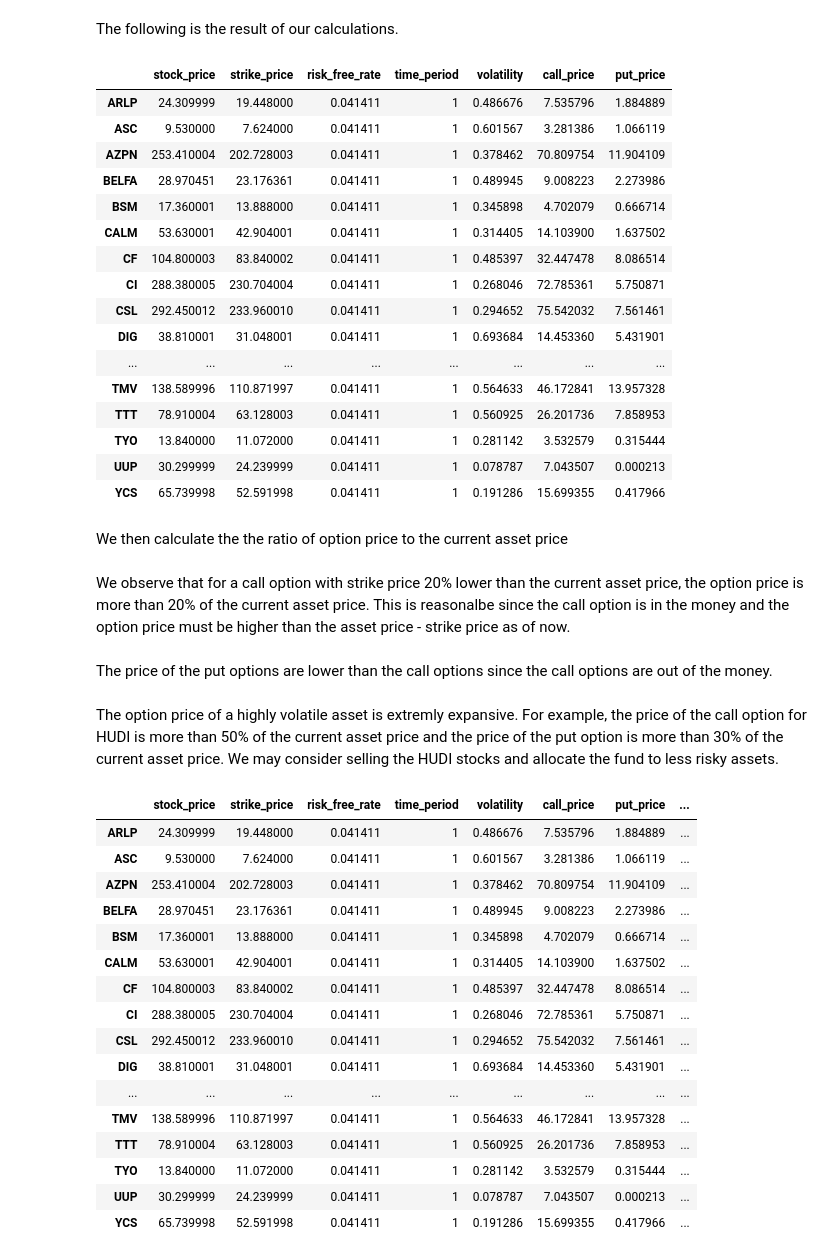
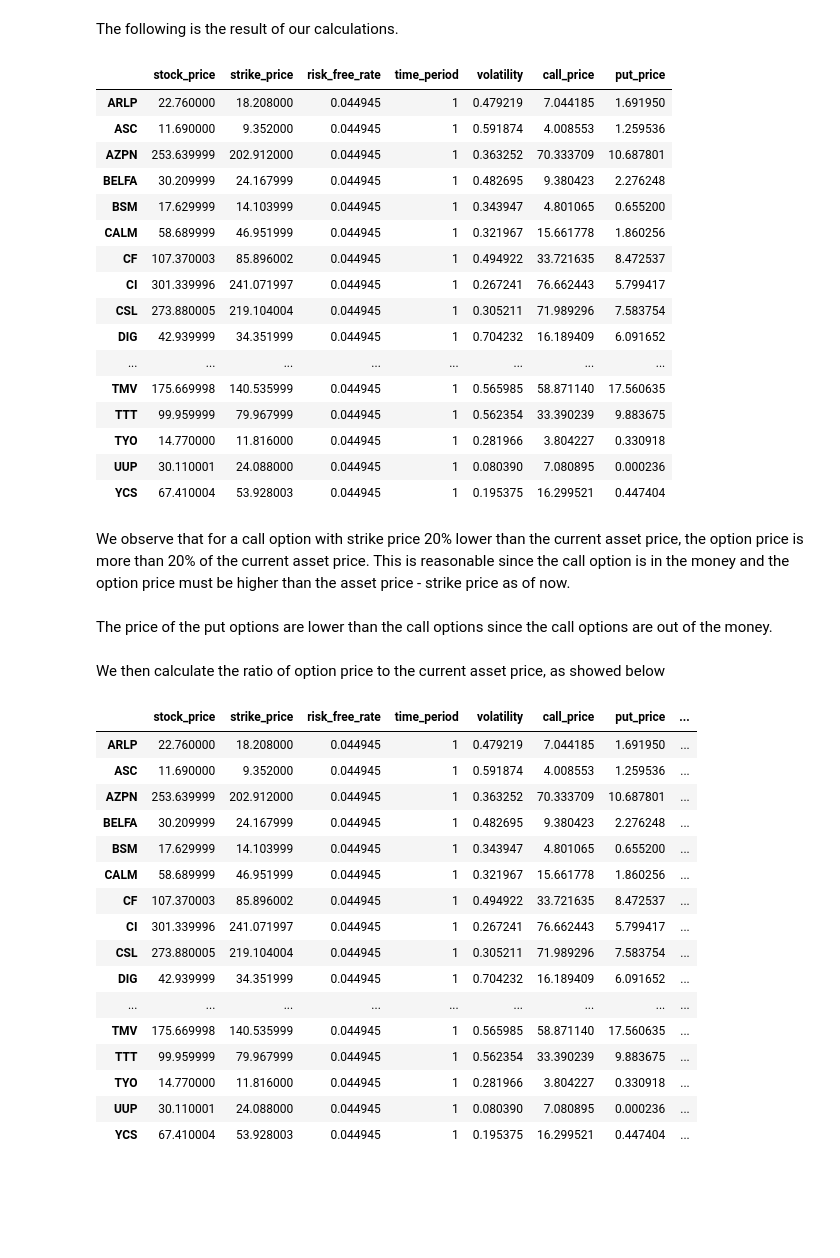
Before and after one commit to ezaccountz/Data_618, a Jupyter notebook: Black_Scholes/Black_Scholes.ipynb, the cells around one changed output. Cells and saved outputs as stored; diff of their text form; code cells hidden in the pictures; blank space fills up the shorter version.

```diff
--- a/Black_Scholes/Black_Scholes.ipynb
+++ b/Black_Scholes/Black_Scholes.ipynb
@@ -21,13 +21,13 @@ In the calculations, we calcualte the returns and volatilities using the assets'
 # %%
 #The start date and end date of the assets' prices used for the calculations
 
-start = datetime.strptime('2021-10-08', '%Y-%m-%d')
-end = datetime.strptime('2022-10-08', '%Y-%m-%d')
+start = datetime.strptime('2021-10-22', '%Y-%m-%d')
+end = datetime.strptime('2022-10-22', '%Y-%m-%d')
 
 #Seting up parameters for the option calculations.
 
 #1-year risk free rate from https://www.marketwatch.com/investing/bond/tmubmusd01y?countrycode=bx
-risk_free_rate = 0.04538
+risk_free_rate = 0.04597
 #251 trade days in a year, used to annualized the return and standard deviation
 n_trade_days = 251
 #percentage of the current price, used as the strike price of the options
@@ -143,53 +143,51 @@ The following is the result of our calculations.
 asset_info
 # %% [output]
 |  | stock_price | strike_price | risk_free_rate | time_period | volatility | call_price | put_price |
-| ARLP | 24.309999 | 19.448000 | 0.041411 | 1 | 0.486676 | 7.535796 | 1.884889 |
-| ASC | 9.530000 | 7.624000 | 0.041411 | 1 | 0.601567 | 3.281386 | 1.066119 |
-| AZPN | 253.410004 | 202.728003 | 0.041411 | 1 | 0.378462 | 70.809754 | 11.904109 |
-| BELFA | 28.970451 | 23.176361 | 0.041411 | 1 | 0.489945 | 9.008223 | 2.273986 |
-| BSM | 17.360001 | 13.888000 | 0.041411 | 1 | 0.345898 | 4.702079 | 0.666714 |
-| CALM | 53.630001 | 42.904001 | 0.041411 | 1 | 0.314405 | 14.103900 | 1.637502 |
-| CF | 104.800003 | 83.840002 | 0.041411 | 1 | 0.485397 | 32.447478 | 8.086514 |
-| CI | 288.380005 | 230.704004 | 0.041411 | 1 | 0.268046 | 72.785361 | 5.750871 |
-| CSL | 292.450012 | 233.960010 | 0.041411 | 1 | 0.294652 | 75.542032 | 7.561461 |
-| DIG | 38.810001 | 31.048001 | 0.041411 | 1 | 0.693684 | 14.453360 | 5.431901 |
+| ARLP | 22.760000 | 18.208000 | 0.044945 | 1 | 0.479219 | 7.044185 | 1.691950 |
+| ASC | 11.690000 | 9.352000 | 0.044945 | 1 | 0.591874 | 4.008553 | 1.259536 |
+| AZPN | 253.639999 | 202.912000 | 0.044945 | 1 | 0.363252 | 70.333709 | 10.687801 |
+| BELFA | 30.209999 | 24.167999 | 0.044945 | 1 | 0.482695 | 9.380423 | 2.276248 |
+| BSM | 17.629999 | 14.103999 | 0.044945 | 1 | 0.343947 | 4.801065 | 0.655200 |
+| CALM | 58.689999 | 46.951999 | 0.044945 | 1 | 0.321967 | 15.661778 | 1.860256 |
+| CF | 107.370003 | 85.896002 | 0.044945 | 1 | 0.494922 | 33.721635 | 8.472537 |
+| CI | 301.339996 | 241.071997 | 0.044945 | 1 | 0.267241 | 76.662443 | 5.799417 |
+| CSL | 273.880005 | 219.104004 | 0.044945 | 1 | 0.305211 | 71.989296 | 7.583754 |
+| DIG | 42.939999 | 34.351999 | 0.044945 | 1 | 0.704232 | 16.189409 | 6.091652 |
 | ... | ... | ... | ... | ... | ... | ... | ... |
-| TMV | 138.589996 | 110.871997 | 0.041411 | 1 | 0.564633 | 46.172841 | 13.957328 |
-| TTT | 78.910004 | 63.128003 | 0.041411 | 1 | 0.560925 | 26.201736 | 7.858953 |
-| TYO | 13.840000 | 11.072000 | 0.041411 | 1 | 0.281142 | 3.532579 | 0.315444 |
-| UUP | 30.299999 | 24.239999 | 0.041411 | 1 | 0.078787 | 7.043507 | 0.000213 |
-| YCS | 65.739998 | 52.591998 | 0.041411 | 1 | 0.191286 | 15.699355 | 0.417966 |
+| TMV | 175.669998 | 140.535999 | 0.044945 | 1 | 0.565985 | 58.871140 | 17.560635 |
+| TTT | 99.959999 | 79.967999 | 0.044945 | 1 | 0.562354 | 33.390239 | 9.883675 |
+| TYO | 14.770000 | 11.816000 | 0.044945 | 1 | 0.281966 | 3.804227 | 0.330918 |
+| UUP | 30.110001 | 24.088000 | 0.044945 | 1 | 0.080390 | 7.080895 | 0.000236 |
+| YCS | 67.410004 | 53.928003 | 0.044945 | 1 | 0.195375 | 16.299521 | 0.447404 |
-# %% [markdown]
-We then calculate the the ratio of option price to the current asset price
 # %% [markdown]
 We observe that for a call option with strike price 20% lower than the current asset price, the option price is more than
-20% of the current asset price. This is reasonalbe since the call option is in the money and the option price must be higher than the asset price - strike price as of now.
+20% of the current asset price. This is reasonable since the call option is in the money and the option price must be higher than the asset price - strike price as of now.
 # %% [markdown]
 The price of the put options are lower than the call options since the call options are out of the money.
-# %% [markdown]
-The option price of a highly volatile asset is extremly expansive. For example, the price of the call option for HUDI is more than 50% of the current asset price and the price of the put option is more than 30% of the current asset price. We may consider selling the HUDI stocks and allocate the fund to less risky assets.
+# %% [markdown]
+We then calculate the ratio of option price to the current asset price, as showed below
 # %%
 #Calculate the ratio of option price to the current asset price
 
-asset_info['stike_to_price'] = asset_info['strike_price'] / asset_info['stock_price']
+asset_info['strike_to_price'] = asset_info['strike_price'] / asset_info['stock_price']
 asset_info['call_to_price'] = asset_info['call_price'] / asset_info['stock_price']
 asset_info['put_to_price'] = asset_info['put_price'] / asset_info['stock_price']
 asset_info
 # %% [output]
 |  | stock_price | strike_price | risk_free_rate | time_period | volatility | call_price | put_price | ... |
-| ARLP | 24.309999 | 19.448000 | 0.041411 | 1 | 0.486676 | 7.535796 | 1.884889 | ... |
-| ASC | 9.530000 | 7.624000 | 0.041411 | 1 | 0.601567 | 3.281386 | 1.066119 | ... |
-| AZPN | 253.410004 | 202.728003 | 0.041411 | 1 | 0.378462 | 70.809754 | 11.904109 | ... |
-| BELFA | 28.970451 | 23.176361 | 0.041411 | 1 | 0.489945 | 9.008223 | 2.273986 | ... |
-| BSM | 17.360001 | 13.888000 | 0.041411 | 1 | 0.345898 | 4.702079 | 0.666714 | ... |
-| CALM | 53.630001 | 42.904001 | 0.041411 | 1 | 0.314405 | 14.103900 | 1.637502 | ... |
-| CF | 104.800003 | 83.840002 | 0.041411 | 1 | 0.485397 | 32.447478 | 8.086514 | ... |
-| CI | 288.380005 | 230.704004 | 0.041411 | 1 | 0.268046 | 72.785361 | 5.750871 | ... |
-| CSL | 292.450012 | 233.960010 | 0.041411 | 1 | 0.294652 | 75.542032 | 7.561461 | ... |
-| DIG | 38.810001 | 31.048001 | 0.041411 | 1 | 0.693684 | 14.453360 | 5.431901 | ... |
+| ARLP | 22.760000 | 18.208000 | 0.044945 | 1 | 0.479219 | 7.044185 | 1.691950 | ... |
+| ASC | 11.690000 | 9.352000 | 0.044945 | 1 | 0.591874 | 4.008553 | 1.259536 | ... |
+| AZPN | 253.639999 | 202.912000 | 0.044945 | 1 | 0.363252 | 70.333709 | 10.687801 | ... |
+| BELFA | 30.209999 | 24.167999 | 0.044945 | 1 | 0.482695 | 9.380423 | 2.276248 | ... |
+| BSM | 17.629999 | 14.103999 | 0.044945 | 1 | 0.343947 | 4.801065 | 0.655200 | ... |
+| CALM | 58.689999 | 46.951999 | 0.044945 | 1 | 0.321967 | 15.661778 | 1.860256 | ... |
+| CF | 107.370003 | 85.896002 | 0.044945 | 1 | 0.494922 | 33.721635 | 8.472537 | ... |
+| CI | 301.339996 | 241.071997 | 0.044945 | 1 | 0.267241 | 76.662443 | 5.799417 | ... |
+| CSL | 273.880005 | 219.104004 | 0.044945 | 1 | 0.305211 | 71.989296 | 7.583754 | ... |
+| DIG | 42.939999 | 34.351999 | 0.044945 | 1 | 0.704232 | 16.189409 | 6.091652 | ... |
 | ... | ... | ... | ... | ... | ... | ... | ... | ... |
-| TMV | 138.589996 | 110.871997 | 0.041411 | 1 | 0.564633 | 46.172841 | 13.957328 | ... |
-| TTT | 78.910004 | 63.128003 | 0.041411 | 1 | 0.560925 | 26.201736 | 7.858953 | ... |
-| TYO | 13.840000 | 11.072000 | 0.041411 | 1 | 0.281142 | 3.532579 | 0.315444 | ... |
-| UUP | 30.299999 | 24.239999 | 0.041411 | 1 | 0.078787 | 7.043507 | 0.000213 | ... |
-| YCS | 65.739998 | 52.591998 | 0.041411 | 1 | 0.191286 | 15.699355 | 0.417966 | ... |
+| TMV | 175.669998 | 140.535999 | 0.044945 | 1 | 0.565985 | 58.871140 | 17.560635 | ... |
+| TTT | 99.959999 | 79.967999 | 0.044945 | 1 | 0.562354 | 33.390239 | 9.883675 | ... |
+| TYO | 14.770000 | 11.816000 | 0.044945 | 1 | 0.281966 | 3.804227 | 0.330918 | ... |
+| UUP | 30.110001 | 24.088000 | 0.044945 | 1 | 0.080390 | 7.080895 | 0.000236 | ... |
+| YCS | 67.410004 | 53.928003 | 0.044945 | 1 | 0.195375 | 16.299521 | 0.447404 | ... |
```
Also changed, not shown: parts of 3 cells of this notebook.
